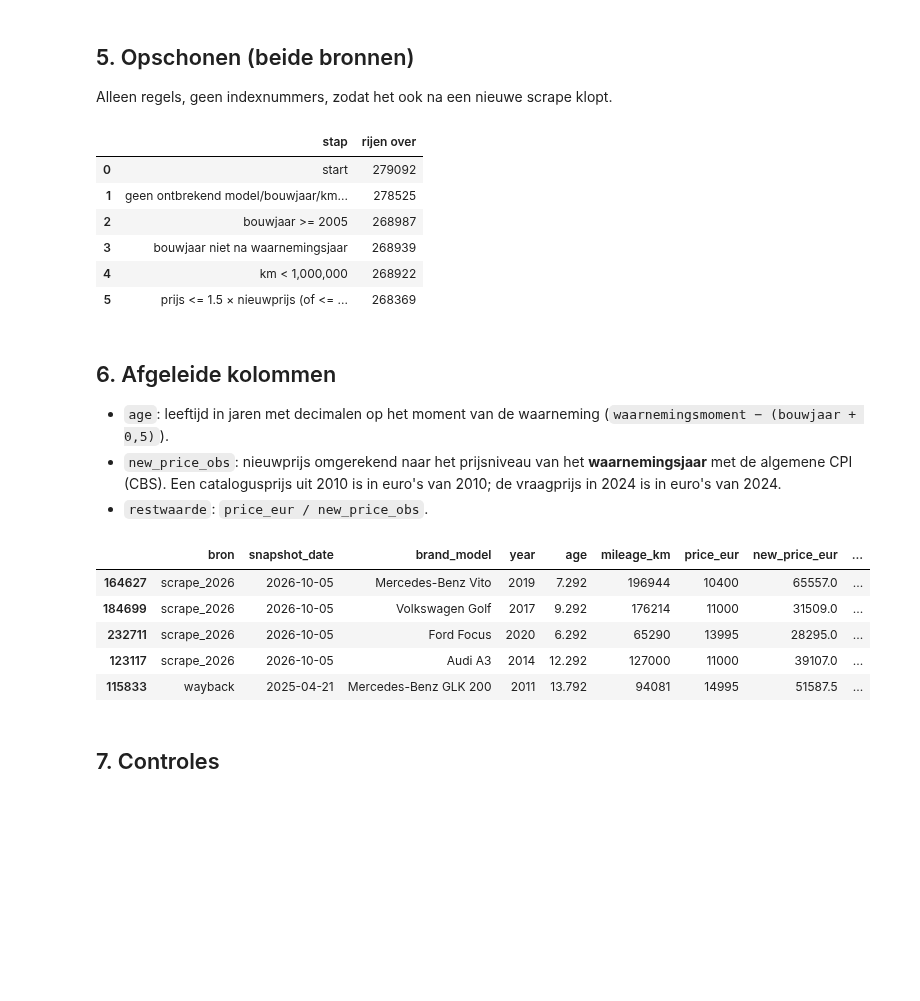
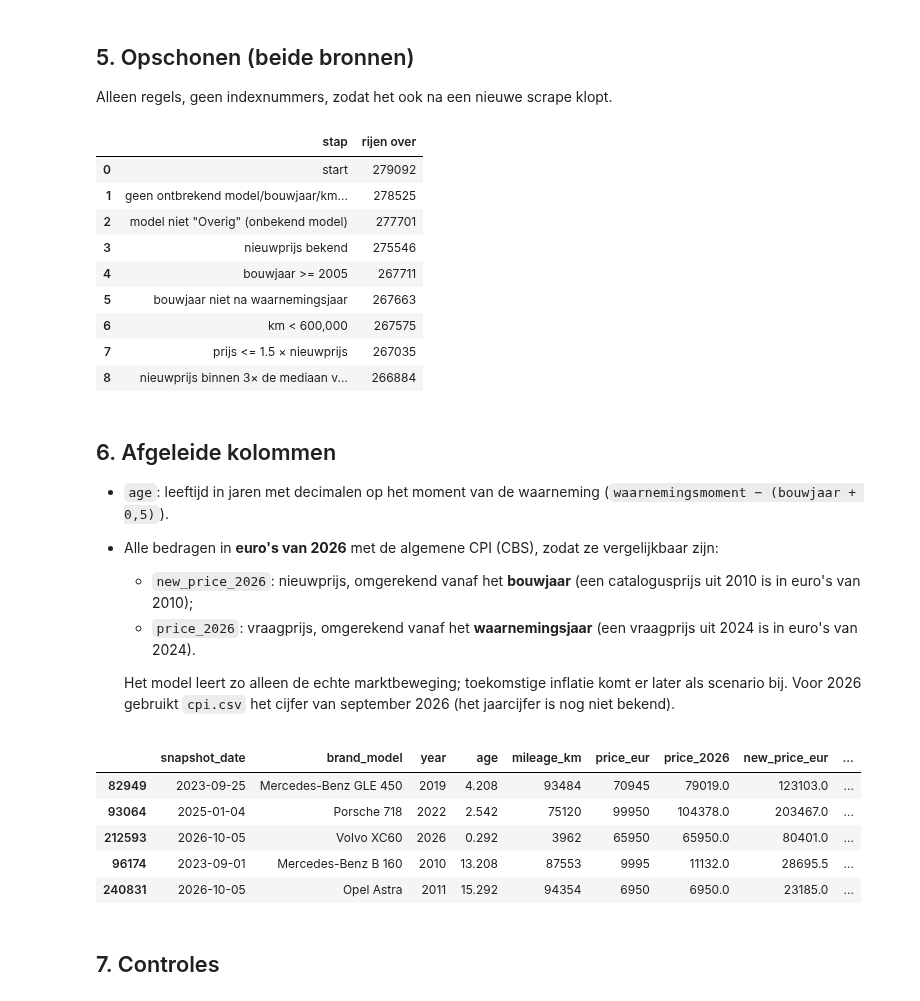
Before and after one commit to Ezedddin/Car-predictor, a Jupyter notebook: model-building/dataset_tijd.ipynb, the cells around one changed output. Saved outputs shown, nothing was run; the diff lists cells and outputs as text; code cells hidden in the pictures; blank space fills up the shorter version.

```diff
--- a/model-building/dataset_tijd.ipynb
+++ b/model-building/dataset_tijd.ipynb
@@ -26,9 +27,9 @@ import matplotlib.pyplot as plt
 SCRAPE_DATUM_2026 = "2026-10-05"   # einde van de cars.csv-scrape (zelfde als marktindex.ipynb)
 WAYBACK_VANAF = "2023-03-01"       # daarvoor vrijwel geen NL-auto's
 MIN_BOUWJAAR = 2005
-MAX_KM = 1_000_000
+MAX_KM = 600_000                   # daarboven vooral placeholders (bijv. 999.999)
 MAX_PRIJS_T_O_V_NIEUW = 1.5        # prijs > 1,5 × nieuwprijs: placeholder of verzamelobject
-MAX_PRIJS_ZONDER_NIEUW = 500_000   # grens voor auto's zonder nieuwprijs
+MAX_AFWIJKING_NIEUWPRIJS = 3       # nieuwprijs > 3× of < 1/3 van de mediaan (zelfde model + bouwjaar): tikfout
 
 EXACTE_BRONNEN = ["autoscout", "rdw_kenteken"]
 # %% [markdown]
@@ -123,6 +124,12 @@ stappen = [("start", len(d))]
 
 d = d.dropna(subset=["model", "year", "mileage_km", "price_eur"])
 stappen.append(("geen ontbrekend model/bouwjaar/km/prijs", len(d)))
+
+d = d[d["model"] != "Overig"]
+stappen.append(('model niet "Overig" (onbekend model)', len(d)))
+
+d = d.dropna(subset=["new_price_eur"])
+stappen.append(("nieuwprijs bekend", len(d)))
 
 d = d[d["year"] >= MIN_BOUWJAAR]
 stappen.append((f"bouwjaar >= {MIN_BOUWJAAR}", len(d)))
@@ -133,11 +140,14 @@ stappen.append(("bouwjaar niet na waarnemingsjaar", len(d)))
 d = d[d["mileage_km"] < MAX_KM]
 stappen.append((f"km < {MAX_KM:,}", len(d)))
 
-met_nieuw = d["new_price_eur"].notna()
-te_duur = (met_nieuw & (d["price_eur"] > MAX_PRIJS_T_O_V_NIEUW * d["new_price_eur"])) | \
-          (~met_nieuw & (d["price_eur"] > MAX_PRIJS_ZONDER_NIEUW))
-d = d[~te_duur]
-stappen.append((f"prijs <= {MAX_PRIJS_T_O_V_NIEUW} × nieuwprijs (of <= €{MAX_PRIJS_ZONDER_NIEUW:,})", len(d)))
+d = d[d["price_eur"] <= MAX_PRIJS_T_O_V_NIEUW * d["new_price_eur"]]
+stappen.append((f"prijs <= {MAX_PRIJS_T_O_V_NIEUW} × nieuwprijs", len(d)))
+
+# Tikfouten in de nieuwprijs, bijv. een Ford Focus van €187.673 of een Opel Vivaro van €4,2 miljoen
+mediaan_nieuw = d.groupby(["brand_model", "year"])["new_price_eur"].transform("median")
+afwijking = d["new_price_eur"] / mediaan_nieuw
+d = d[(afwijking <= MAX_AFWIJKING_NIEUWPRIJS) & (afwijking >= 1 / MAX_AFWIJKING_NIEUWPRIJS)]
+stappen.append((f"nieuwprijs binnen {MAX_AFWIJKING_NIEUWPRIJS}× de mediaan van model + bouwjaar", len(d)))
 
 d = d.reset_index(drop=True)
 d["year"] = d["year"].astype(int)
@@ -148,36 +158,41 @@ pd.DataFrame(stappen, columns=["stap", "rijen over"])
 |  | stap | rijen over |
 | 0 | start | 279092 |
 | 1 | geen ontbrekend model/bouwjaar/km... | 278525 |
-| 2 | bouwjaar >= 2005 | 268987 |
-| 3 | bouwjaar niet na waarnemingsjaar | 268939 |
-| 4 | km < 1,000,000 | 268922 |
-| 5 | prijs <= 1.5 × nieuwprijs (of <= ... | 268369 |
+| 2 | model niet "Overig" (onbekend model) | 277701 |
+| 3 | nieuwprijs bekend | 275546 |
+| 4 | bouwjaar >= 2005 | 267711 |
+| 5 | bouwjaar niet na waarnemingsjaar | 267663 |
+| 6 | km < 600,000 | 267575 |
+| 7 | prijs <= 1.5 × nieuwprijs | 267035 |
+| 8 | nieuwprijs binnen 3× de mediaan v... | 266884 |
 # %% [markdown]
 ## 6. Afgeleide kolommen
 
 - `age`: leeftijd in jaren met decimalen op het moment van de waarneming
   (`waarnemingsmoment − (bouwjaar + 0,5)`).
-- `new_price_obs`: nieuwprijs omgerekend naar het prijsniveau van het **waarnemingsjaar** met de algemene CPI (CBS).
-  Een catalogusprijs uit 2010 is in euro's van 2010; de vraagprijs in 2024 is in euro's van 2024.
-- `restwaarde`: `price_eur / new_price_obs`.
+- Alle bedragen in **euro's van 2026** met de algemene CPI (CBS), zodat ze vergelijkbaar zijn:
+  - `new_price_2026`: nieuwprijs, omgerekend vanaf het **bouwjaar** (een catalogusprijs uit 2010 is in euro's van 2010);
+  - `price_2026`: vraagprijs, omgerekend vanaf het **waarnemingsjaar** (een vraagprijs uit 2024 is in euro's van 2024).
+
+  Het model leert zo alleen de echte marktbeweging; toekomstige inflatie komt er later als scenario bij.
+  Voor 2026 gebruikt `cpi.csv` het cijfer van september 2026 (het jaarcijfer is nog niet bekend).
 # %%
 moment = d["snapshot_date"].dt.year + (d["snapshot_date"].dt.month - 0.5) / 12
 d["age"] = (moment - (d["year"] + 0.5)).clip(lower=0).round(3)
 
-obs_jaar = d["snapshot_date"].dt.year
-inflatie = obs_jaar.map(cpi["cpi_all"]) / d["year"].map(cpi["cpi_all"])
-d["new_price_obs"] = (d["new_price_eur"] * inflatie).round()
-d["restwaarde"] = (d["price_eur"] / d["new_price_obs"]).round(4)
+cpi_2026 = cpi.loc[2026, "cpi_all"]
+d["new_price_2026"] = (d["new_price_eur"] * cpi_2026 / d["year"].map(cpi["cpi_all"])).round()
+d["price_2026"] = (d["price_eur"] * cpi_2026 / d["snapshot_date"].dt.year.map(cpi["cpi_all"])).round()
 
-d[["bron", "snapshot_date", "brand_model", "year", "age", "mileage_km", "price_eur",
-   "new_price_eur", "new_price_obs", "restwaarde"]].sample(5, random_state=1)
+d[["snapshot_date", "brand_model", "year", "age", "mileage_km", "price_eur", "price_2026",
+   "new_price_eur", "new_price_2026"]].sample(5, random_state=1)
 # %% [output]
-|  | bron | snapshot_date | brand_model | year | age | mileage_km | price_eur | new_price_eur | ... |
-| 164627 | scrape_2026 | 2026-10-05 | Mercedes-Benz Vito | 2019 | 7.292 | 196944 | 10400 | 65557.0 | ... |
-| 184699 | scrape_2026 | 2026-10-05 | Volkswagen Golf | 2017 | 9.292 | 176214 | 11000 | 31509.0 | ... |
-| 232711 | scrape_2026 | 2026-10-05 | Ford Focus | 2020 | 6.292 | 65290 | 13995 | 28295.0 | ... |
-| 123117 | scrape_2026 | 2026-10-05 | Audi A3 | 2014 | 12.292 | 127000 | 11000 | 39107.0 | ... |
-| 115833 | wayback | 2025-04-21 | Mercedes-Benz GLK 200 | 2011 | 13.792 | 94081 | 14995 | 51587.5 | ... |
+|  | snapshot_date | brand_model | year | age | mileage_km | price_eur | price_2026 | new_price_eur | ... |
+| 82949 | 2023-09-25 | Mercedes-Benz GLE 450 | 2019 | 4.208 | 93484 | 70945 | 79019.0 | 123103.0 | ... |
+| 93064 | 2025-01-04 | Porsche 718 | 2022 | 2.542 | 75120 | 99950 | 104378.0 | 203467.0 | ... |
+| 212593 | 2026-10-05 | Volvo XC60 | 2026 | 0.292 | 3962 | 65950 | 65950.0 | 80401.0 | ... |
+| 96174 | 2023-09-01 | Mercedes-Benz B 160 | 2010 | 13.208 | 87553 | 9995 | 11132.0 | 28695.5 | ... |
+| 240831 | 2026-10-05 | Opel Astra | 2011 | 15.292 | 94354 | 6950 | 6950.0 | 23185.0 | ... |
 # %% [markdown]
 ## 7. Controles
 # %%
```
Also changed, not shown: parts of 6 cells of this notebook, 17 other files.
